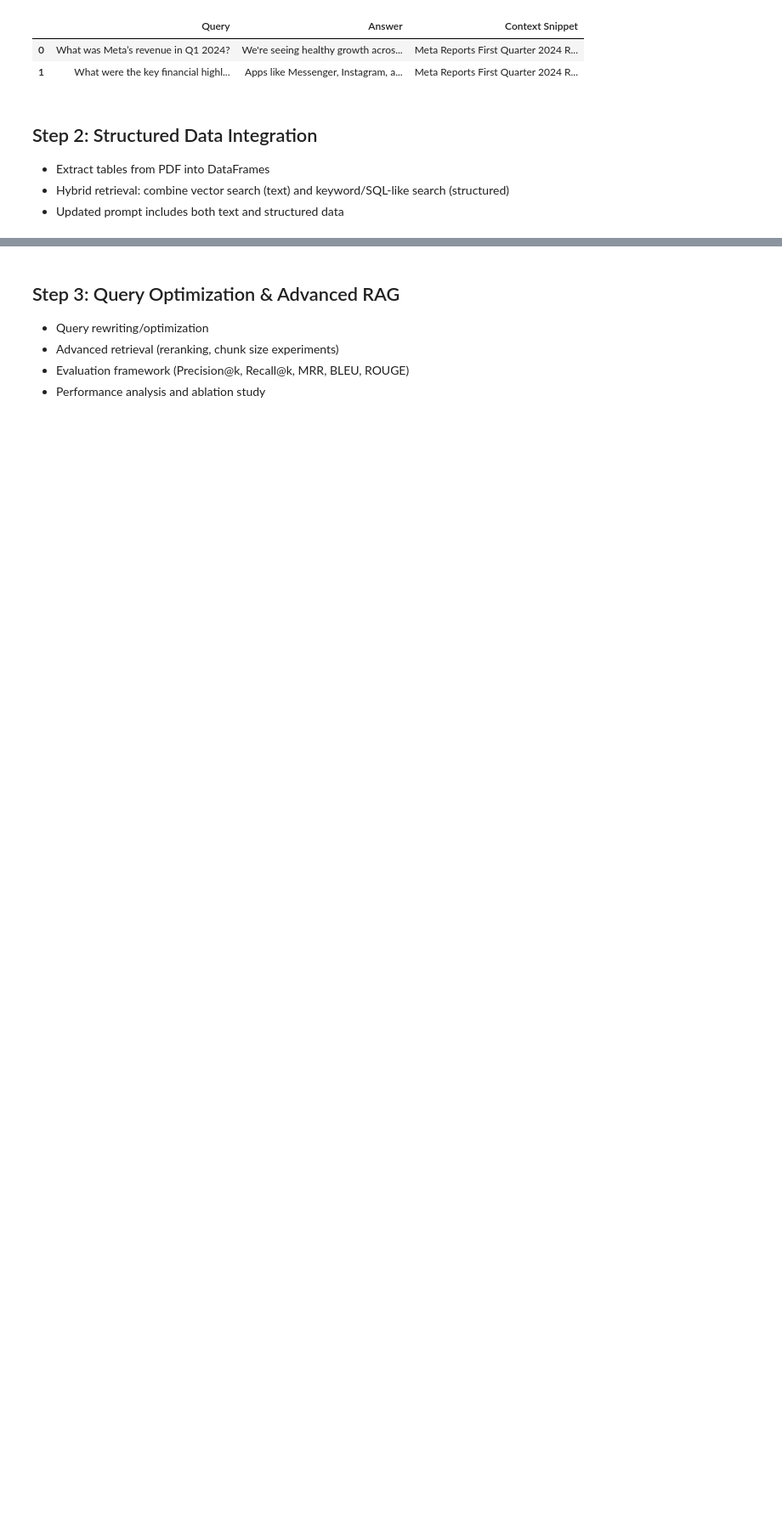
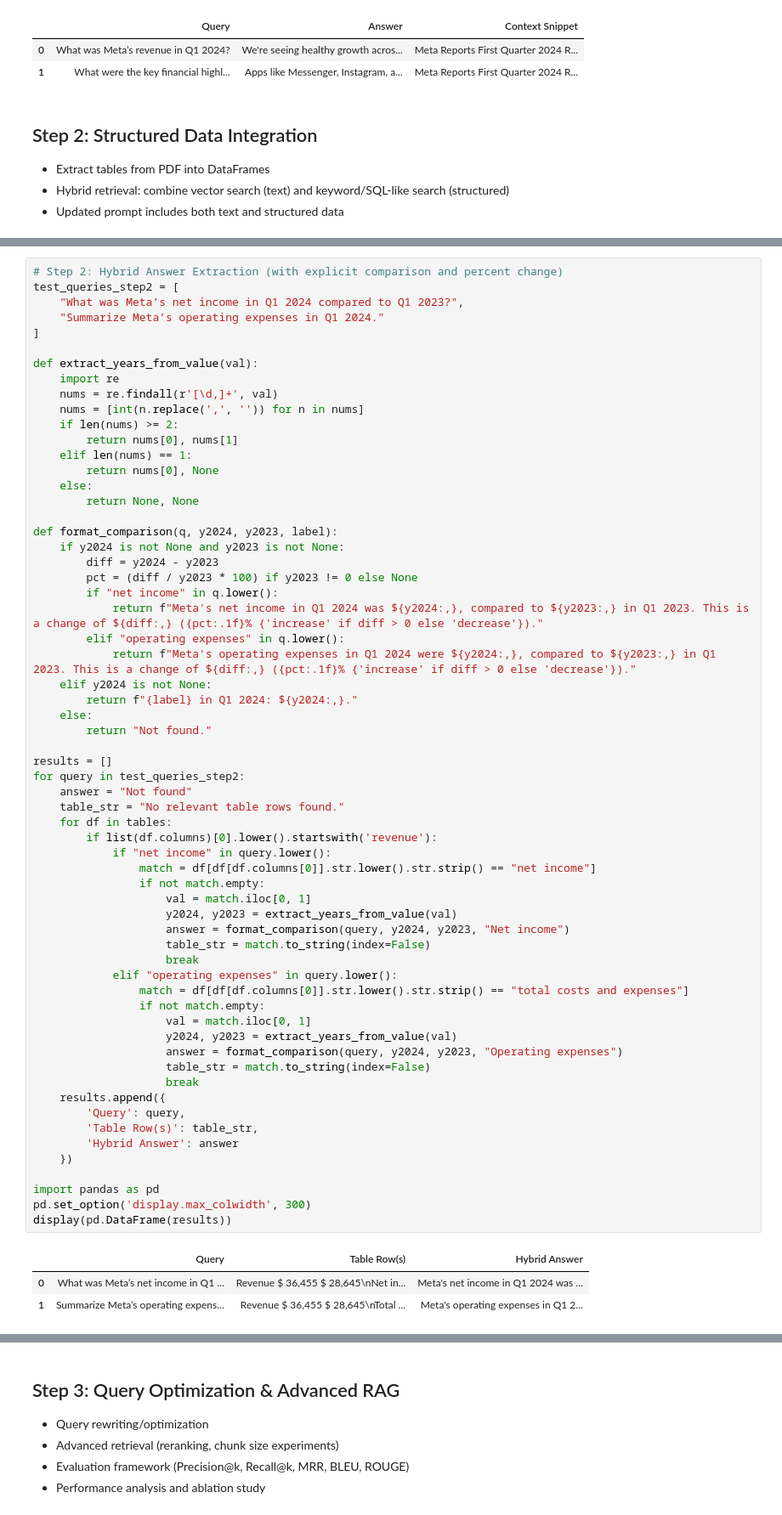
Before and after one commit to MdMostafizurRahaman/AI_R-D, a Jupyter notebook: AI_R&D/rag_pipeline_step1.ipynb, the cells around one changed output, grey strips where cells are left out. Shown at 85% size. Saved outputs shown, nothing was run; the diff lists cells and outputs as text; blank space fills up the shorter version.

Commit message:
solve step 2

```diff
--- a/AI_R&D/rag_pipeline_step1.ipynb
+++ b/AI_R&D/rag_pipeline_step1.ipynb
@@ -270,0 +491,66 @@ Answer the query: What was Meta’s net income in Q1 2024 compared to Q1 2023?75
+# %%
+# Step 2: Hybrid Answer Extraction (with explicit comparison and percent change)
+test_queries_step2 = [
+    "What was Meta’s net income in Q1 2024 compared to Q1 2023?",
+    "Summarize Meta’s operating expenses in Q1 2024."
+]
+
+def extract_years_from_value(val):
+    import re
+    nums = re.findall(r'[\d,]+', val)
+    nums = [int(n.replace(',', '')) for n in nums]
+    if len(nums) >= 2:
+        return nums[0], nums[1]
+    elif len(nums) == 1:
+        return nums[0], None
+    else:
+        return None, None
+
+def format_comparison(q, y2024, y2023, label):
+    if y2024 is not None and y2023 is not None:
+        diff = y2024 - y2023
+        pct = (diff / y2023 * 100) if y2023 != 0 else None
+        if "net income" in q.lower():
+            return f"Meta's net income in Q1 2024 was ${y2024:,}, compared to ${y2023:,} in Q1 2023. This is a change of ${diff:,} ({pct:.1f}% {'increase' if diff > 0 else 'decrease'})."
+        elif "operating expenses" in q.lower():
+            return f"Meta's operating expenses in Q1 2024 were ${y2024:,}, compared to ${y2023:,} in Q1 2023. This is a change of ${diff:,} ({pct:.1f}% {'increase' if diff > 0 else 'decrease'})."
+    elif y2024 is not None:
+        return f"{label} in Q1 2024: ${y2024:,}."
+    else:
+        return "Not found."
+
+results = []
+for query in test_queries_step2:
+    answer = "Not found"
+    table_str = "No relevant table rows found."
+    for df in tables:
+        if list(df.columns)[0].lower().startswith('revenue'):
+            if "net income" in query.lower():
+                match = df[df[df.columns[0]].str.lower().str.strip() == "net income"]
+                if not match.empty:
+                    val = match.iloc[0, 1]
+                    y2024, y2023 = extract_years_from_value(val)
+                    answer = format_comparison(query, y2024, y2023, "Net income")
+                    table_str = match.to_string(index=False)
+                    break
+            elif "operating expenses" in query.lower():
+                match = df[df[df.columns[0]].str.lower().str.strip() == "total costs and expenses"]
+                if not match.empty:
+                    val = match.iloc[0, 1]
+                    y2024, y2023 = extract_years_from_value(val)
+                    answer = format_comparison(query, y2024, y2023, "Operating expenses")
+                    table_str = match.to_string(index=False)
+                    break
+    results.append({
+        'Query': query,
+        'Table Row(s)': table_str,
+        'Hybrid Answer': answer
+    })
+
+import pandas as pd
+pd.set_option('display.max_colwidth', 300)
+display(pd.DataFrame(results))
+# %% [output]
+|  | Query | Table Row(s) | Hybrid Answer |
+| 0 | What was Meta’s net income in Q1 ... | Revenue $ 36,455 $ 28,645\nNet in... | Meta's net income in Q1 2024 was ... |
+| 1 | Summarize Meta’s operating expens... | Revenue $ 36,455 $ 28,645\nTotal ... | Meta's operating expenses in Q1 2... |
```
Also changed, not shown: parts of 9 cells of this notebook.
